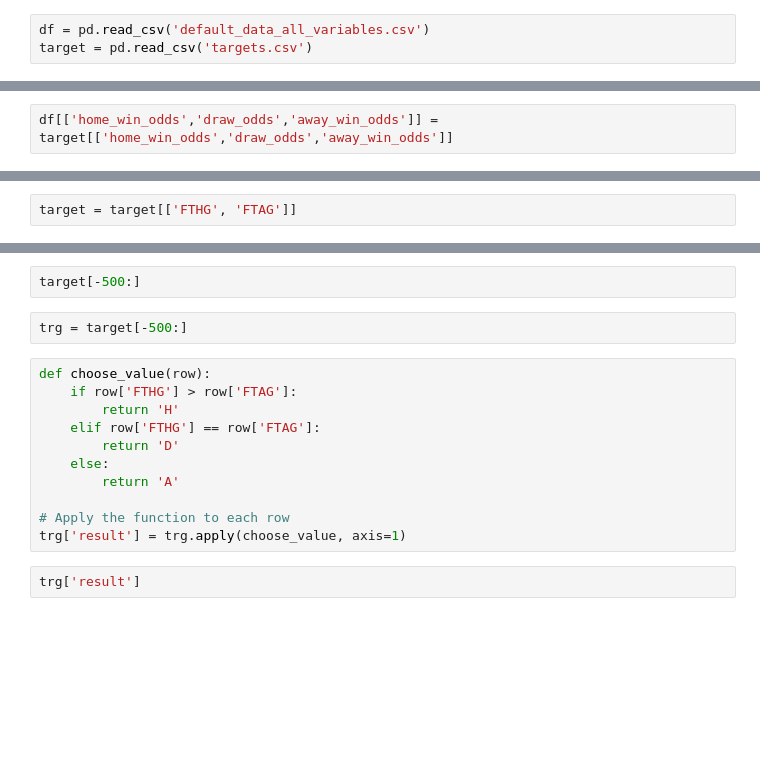
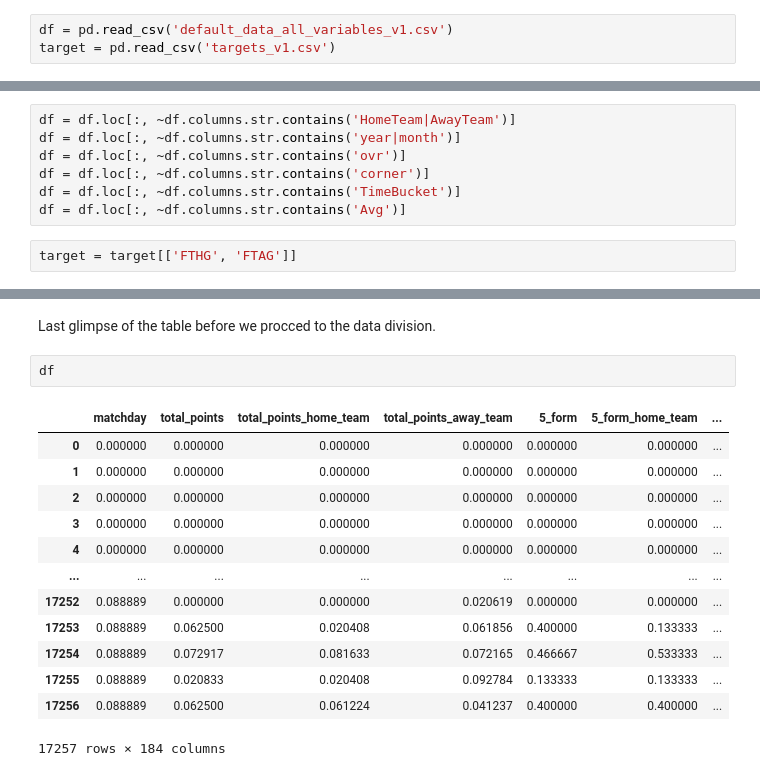
Before and after one commit to mcparaca/Football-betting-model, a Jupyter notebook: Football_predictions_bets_model/Modelling_whole_data_betting_goals.ipynb, the cells around one changed output, grey strips where cells are left out. Cells and saved outputs as stored; diff of their text form; blank space fills up the shorter version.

```diff
--- a/Football_predictions_bets_model/Modelling_whole_data_betting_goals.ipynb
+++ b/Football_predictions_bets_model/Modelling_whole_data_betting_goals.ipynb
@@ -7,5 +37,5 @@ import tensorflow as tf
 from tensorflow.keras.models import Sequential
 from tensorflow.keras.layers import Dense, Dropout
 # %%
-df = pd.read_csv('default_data_all_variables.csv')
-target = pd.read_csv('targets.csv')
+df = pd.read_csv('default_data_all_variables_v1.csv')
+target = pd.read_csv('targets_v1.csv')
@@ -18,2 +41,0 @@ df = df.loc[:, ~df.columns.str.contains('ovr')]
-# %%
-df[['home_win_odds','draw_odds','away_win_odds']] = target[['home_win_odds','draw_odds','away_win_odds']]
@@ -20,2 +48,9 @@ df[['home_win_odds','draw_odds','away_win_odds']] = target[['home_win_odds','dra
+# %%
+df = df.loc[:, ~df.columns.str.contains('HomeTeam|AwayTeam')]
+df = df.loc[:, ~df.columns.str.contains('year|month')]
+df = df.loc[:, ~df.columns.str.contains('ovr')]
+df = df.loc[:, ~df.columns.str.contains('corner')]
+df = df.loc[:, ~df.columns.str.contains('TimeBucket')]
+df = df.loc[:, ~df.columns.str.contains('Avg')]
 # %%
 target = target[['FTHG', 'FTAG']]
@@ -403,17 +57,18 @@ plt.show()
-# %%
-target[-500:]
-# %%
-trg = target[-500:]
-# %%
-def choose_value(row):
-    if row['FTHG'] > row['FTAG']:
-        return 'H'
-    elif row['FTHG'] == row['FTAG']:
-        return 'D'
-    else:
-        return 'A'
-
-# Apply the function to each row
-trg['result'] = trg.apply(choose_value, axis=1)
-# %%
-trg['result']
+# %% [markdown]
+Last glimpse of the table before we procced to the data division.
+# %%
+df
+# %% [output]
+|  | matchday | total_points | total_points_home_team | total_points_away_team | 5_form | 5_form_home_team | ... |
+| 0 | 0.000000 | 0.000000 | 0.000000 | 0.000000 | 0.000000 | 0.000000 | ... |
+| 1 | 0.000000 | 0.000000 | 0.000000 | 0.000000 | 0.000000 | 0.000000 | ... |
+| 2 | 0.000000 | 0.000000 | 0.000000 | 0.000000 | 0.000000 | 0.000000 | ... |
+| 3 | 0.000000 | 0.000000 | 0.000000 | 0.000000 | 0.000000 | 0.000000 | ... |
+| 4 | 0.000000 | 0.000000 | 0.000000 | 0.000000 | 0.000000 | 0.000000 | ... |
+| ... | ... | ... | ... | ... | ... | ... | ... |
+| 17252 | 0.088889 | 0.000000 | 0.000000 | 0.020619 | 0.000000 | 0.000000 | ... |
+| 17253 | 0.088889 | 0.062500 | 0.020408 | 0.061856 | 0.400000 | 0.133333 | ... |
+| 17254 | 0.088889 | 0.072917 | 0.081633 | 0.072165 | 0.466667 | 0.533333 | ... |
+| 17255 | 0.088889 | 0.020833 | 0.020408 | 0.092784 | 0.133333 | 0.133333 | ... |
+| 17256 | 0.088889 | 0.062500 | 0.061224 | 0.041237 | 0.400000 | 0.400000 | ... |
+17257 rows × 184 columns
```
Also changed, not shown: parts of 97 cells of this notebook, 8 other files.
